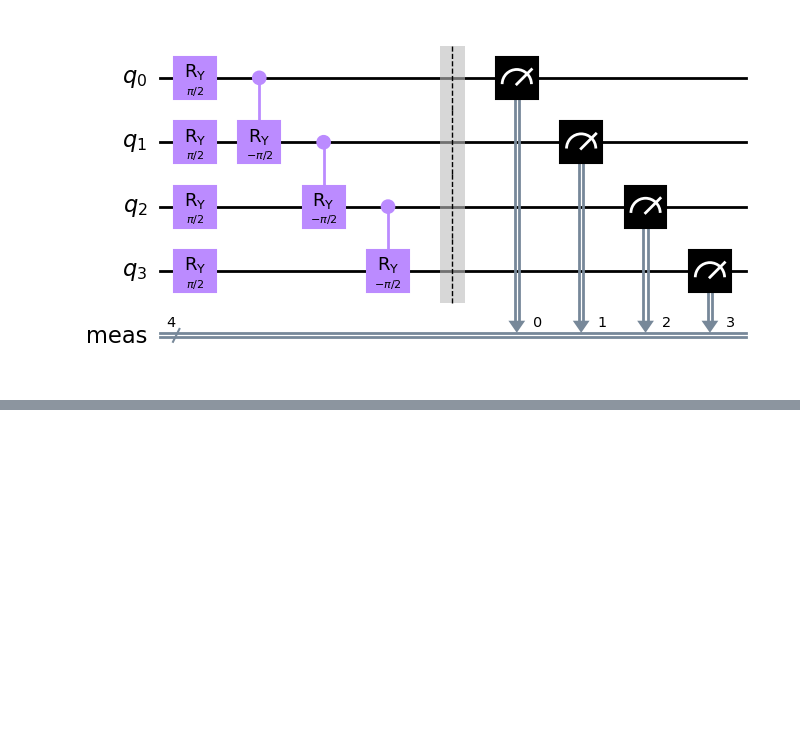
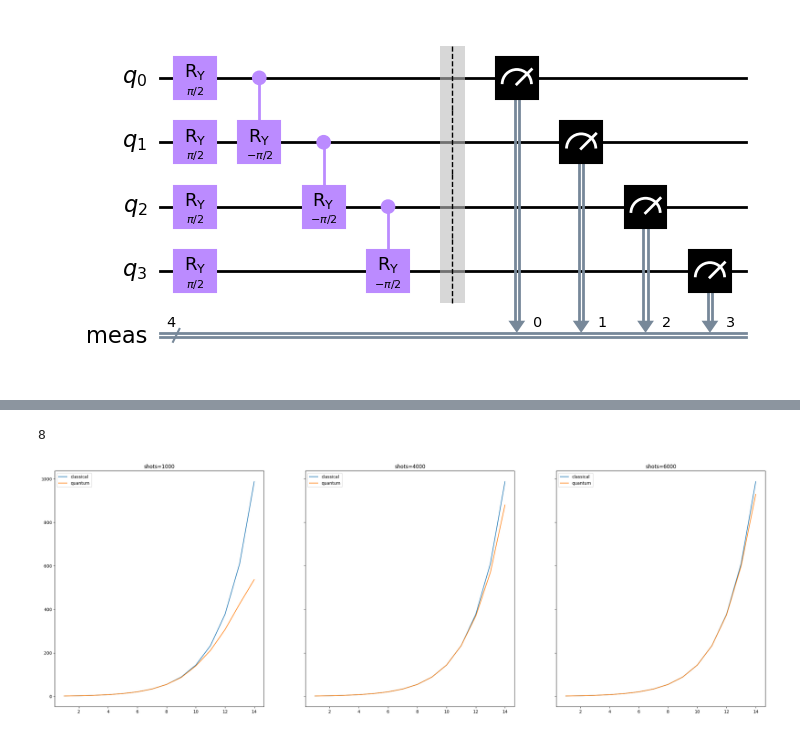
Before and after one commit to Dpbm/scientific-research-1-quantum-oracles, a Jupyter notebook: code/fibonnaci.ipynb, the cells around one changed output, grey strips where cells are left out. Cells and saved outputs as stored; diff of their text form; code cells hidden in the pictures; blank space fills up the shorter version.

Commit message:
updated fibonacci test

```diff
--- a/code/fibonnaci.ipynb
+++ b/code/fibonnaci.ipynb
@@ -38,0 +51,8 @@ run(qc)
+# %%
+def get_fibonacci_number(counts):
+    return len(counts)
+# %%
+# F(4)
+get_fibonacci_number(counts)
+# %% [output]
+8
@@ -38,0 +66,43 @@ run(qc)
+# %%
+def evaluate_fibonacci_quantum(n, shots=1000):
+    qc = fibonacci(n)
+    qc.measure_all()
+    counts = simulate(qc, shots=shots)
+    return get_fibonacci_number(counts)
+# %%
+def comparation(shots=1000, range_=range(1,15)):
+    y_values = {"classical":[], "quantum":[]}
+    x_values = list(range_)
+    for n in x_values:
+        y_values["classical"].append(recursive_fibonacci(n+1))
+        y_values["quantum"].append(evaluate_fibonacci_quantum(n, shots))
+    return x_values, y_values
+# %%
+x_values, y_values_1000 = comparation(shots=1000)
+_, y_values_4000 = comparation(shots=4000)
+_, y_values_6000 = comparation(shots=6000)
+
+x = pd.Series(x_values)
+
+y_1000 = pd.DataFrame(y_values_1000)
+y_4000 = pd.DataFrame(y_values_4000)
+y_6000 = pd.DataFrame(y_values_6000)
+
+f, (ax1, ax2, ax3) = plt.subplots(1, 3, sharey=True, figsize=(30, 10))
+
+#plt.title("Comparation between quantum and classical Fibonacci algorithm")
+ax1.plot(x, y_1000)
+ax1.legend(labels=["classical", "quantum"])
+ax1.set_title("shots=1000")
+
+ax2.plot(x, y_4000)
+ax2.legend(labels=["classical", "quantum"])
+ax2.set_title("shots=4000")
+
+ax3.plot(x, y_6000)
+ax3.legend(labels=["classical", "quantum"])
+ax3.set_title("shots=6000")
+
+plt.show()
+# %% [output]
+[figure, added]
```
Also changed, not shown: parts of 6 cells of this notebook, 1 other file.
